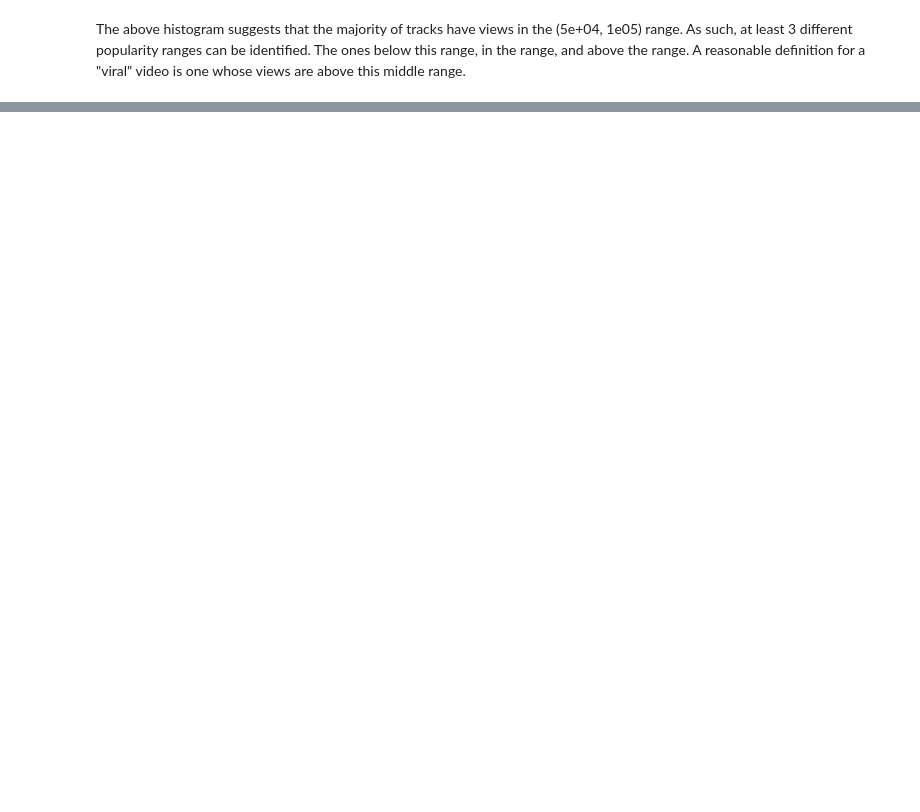
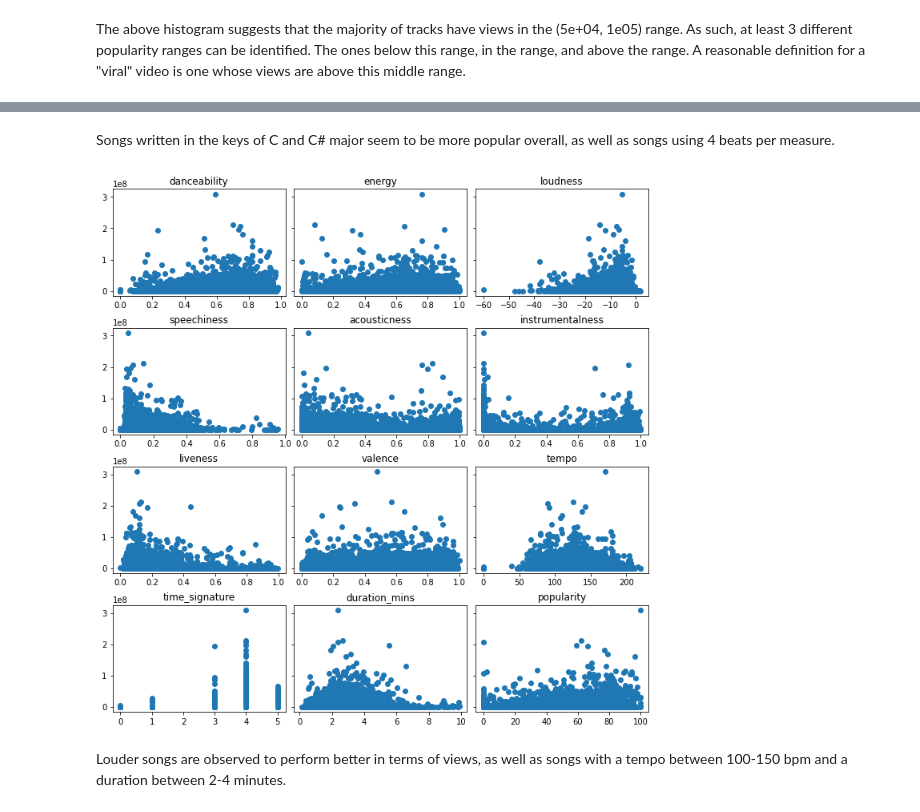
Before and after one commit to georgefourm/popularity-prediction, a Jupyter notebook: notebooks/Exploration.ipynb, the cells around one changed output, grey strips where cells are left out. Cells and saved outputs as stored; diff of their text form; code cells hidden in the pictures; blank space fills up the shorter version.

```diff
--- a/notebooks/Exploration.ipynb
+++ b/notebooks/Exploration.ipynb
@@ -82,7 +73,0 @@ plt.scatter(duration[mask],views[mask])
-# %%
-loudness = df['loudness']
-
-plt.ylabel("Views")
-plt.xlabel("Loudness")
-mask = (views > 1e6)
-plt.scatter(loudness[mask],views[mask])
@@ -92,7 +73,0 @@ plt.scatter(loudness[mask],views[mask])
-# %%
-danceability = df['danceability']
-
-plt.ylabel("Views")
-plt.xlabel("Danceability")
-mask = (views > 1e6)
-plt.scatter(danceability[mask],views[mask])
@@ -129,0 +119,37 @@ array([3.24580039, 1.24377789, 1.14568153, 1.13406181, 0.99780476,
+# %% [markdown]
+Songs written in the keys of C and C# major seem to be more popular overall, as well as songs using 4 beats per measure.
+# %%
+continuous = [
+    'danceability',
+    'energy',
+    'loudness',
+    'speechiness',
+    'acousticness',
+    'instrumentalness',
+    'liveness',
+    'valence',
+    'tempo',
+    'time_signature',
+    'duration_mins',
+    'popularity'
+]
+fig = plt.figure(figsize=(12,12))
+gs = fig.add_gridspec(4,3,wspace=0.05,hspace=.3)
+axs = gs.subplots(sharey=True)
+df['duration_mins'] = df['duration_ms'] / (60 * 1000)
+
+for idx,feature in enumerate(continuous):
+    x = int(idx / 3)
+    y = idx - x*3
+    ax = axs[x,y]
+    ax.set_title(feature)
+    if feature == 'duration_mins':
+        # Remove outliers for cleaner plot
+        mask = df[feature] < 10
+        ax.scatter(df[feature][mask],df['views'][mask])
+    else:
+        ax.scatter(df[feature],df['views'])
+# %% [output]
+[figure, added]
+# %% [markdown]
+Louder songs are observed to perform better in terms of views, as well as songs with a tempo between 100-150 bpm and a duration between 2-4 minutes.
```
Also changed, not shown: parts of 13 cells of this notebook.
